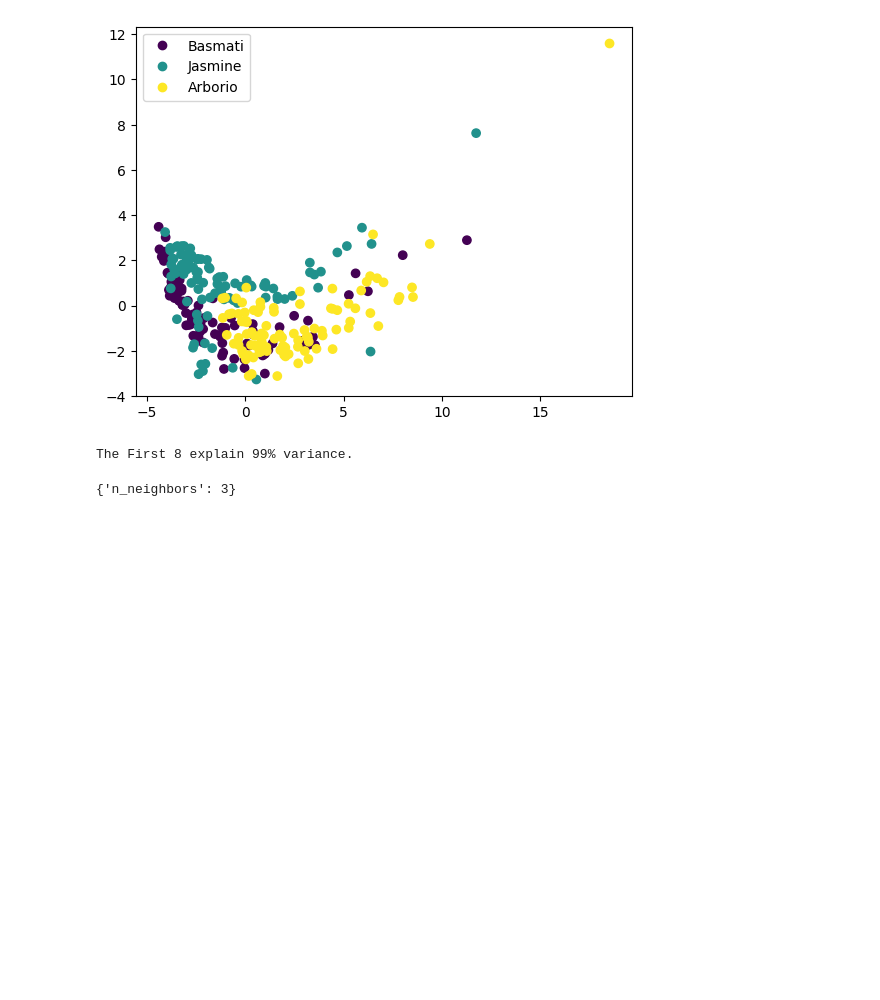
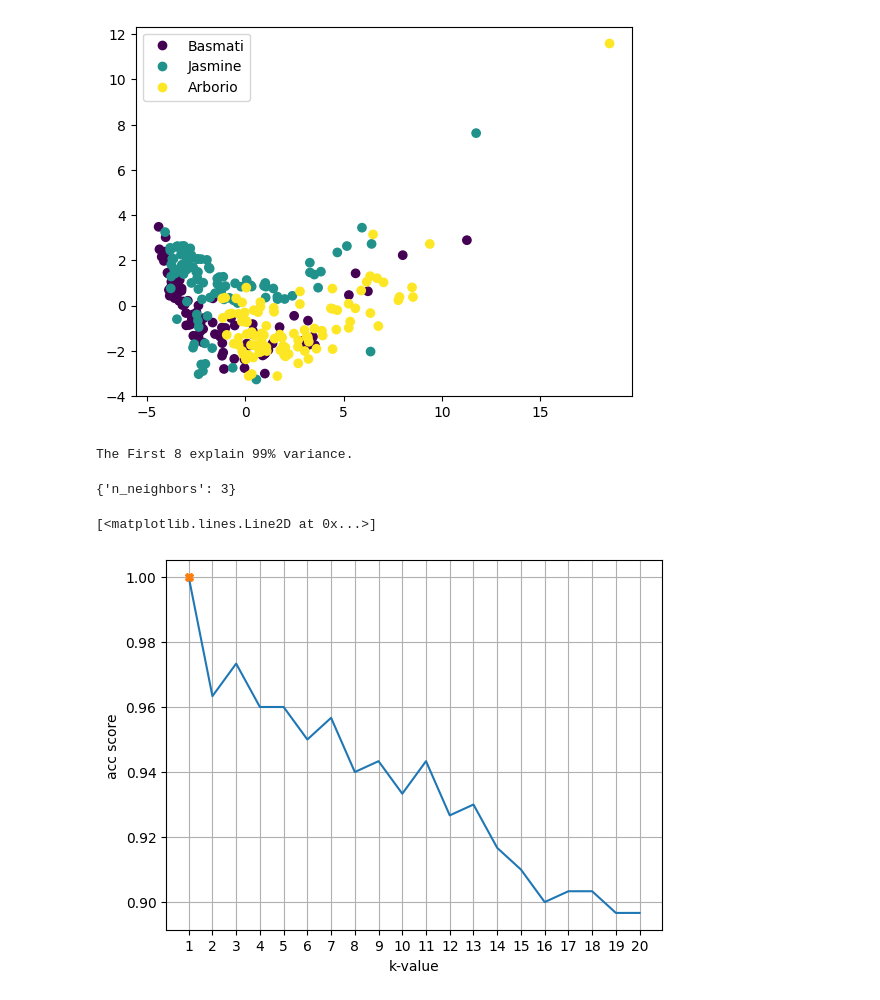
Before and after one commit to UsairimIsani/mlpr, a Jupyter notebook: notebooks/Exercise_MLPR2023_Part2_9299e162-ae1f-11ed-a7b1-274065d8b9ff.ipynb, the cells around one changed output. Saved outputs shown, nothing was run; the diff lists cells and outputs as text; code cells hidden in the pictures; blank space fills up the shorter version.

```diff
--- a/notebooks/Exercise_MLPR2023_Part2_9299e162-ae1f-11ed-a7b1-274065d8b9ff.ipynb
+++ b/notebooks/Exercise_MLPR2023_Part2_9299e162-ae1f-11ed-a7b1-274065d8b9ff.ipynb
@@ -277,6 +279,29 @@ grid.fit(rice_df[features], list(rice_df["label"]))
 grid.best_params_
 # %% [output]
 {'n_neighbors': 3}
+# %%
+# Trying different k-values (0-20)
+accuracies = []
+for k in range(1,21):
+    train_knn = KNeighborsClassifier(n_neighbors=k) #define the model
+    train_knn.fit(rice_df[features], list(rice_df["label"])) #train/fit model and data
+    predictions_knn = train_knn.predict(rice_df[features]) #predictions
+
+    #print(metrics.confusion_matrix(testing_labels, predictions_knn)) #print confusion matrix with labels_train vs. the predictions
+    acc = metrics.accuracy_score(list(rice_df["label"]), predictions_knn) #get accuracy score
+    #print("accuracy:",acc) #print accuracy score
+    accuracies.append(acc)
+
+plt.plot(range(1,21),accuracies,)
+plt.ylabel('acc score')
+plt.xlabel('k-value')
+plt.xticks(range(1,21))
+plt.grid()
+mark = accuracies.index(max(accuracies))
+plt.plot(mark + 1, accuracies[mark],marker="X")
+# %% [output]
+[<matplotlib.lines.Line2D at 0x...>]
+[figure, added]
 # %%
 # Number of trees in random forest
 n_estimators = [int(x) for x in np.linspace(start = 10, stop = 110, num = 10)]
```
Also changed, not shown: parts of 10 cells of this notebook.
